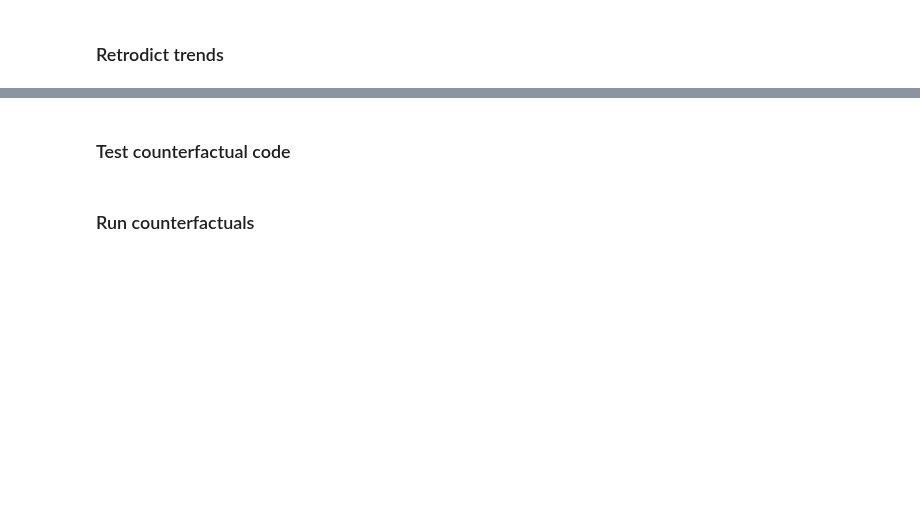
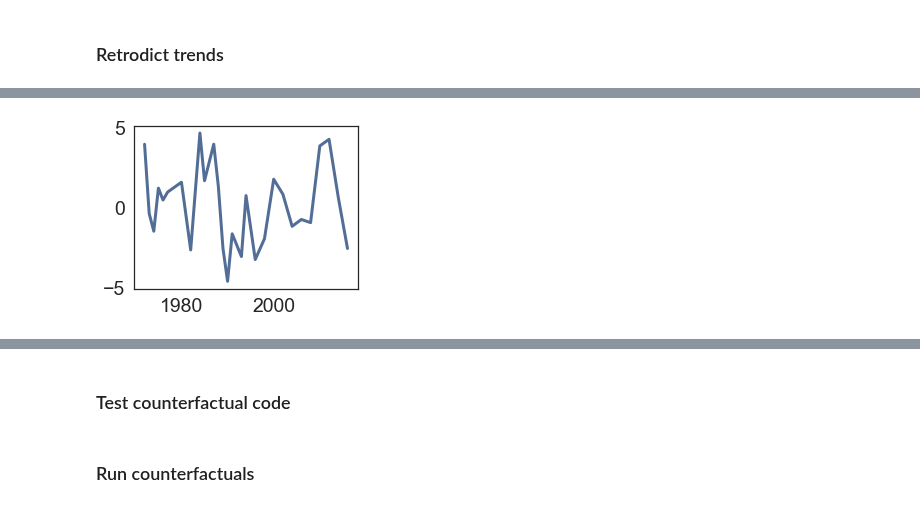
Before and after one commit to AllenDowney/GssReligion, a Jupyter notebook: gss_gun.ipynb, the cells around one changed output, grey strips where cells are left out. Cells and saved outputs as stored; diff of their text form; code cells hidden in the pictures; blank space fills up the shorter version.

```diff
--- a/gss_gun.ipynb
+++ b/gss_gun.ipynb
@@ -1354,0 +1369,4 @@ NameError: name 'stop' is not defined
+# %%
+plot_series(result.residual)
+# %% [output]
+[figure, added]
```
Also changed, not shown: parts of 66 cells of this notebook.
